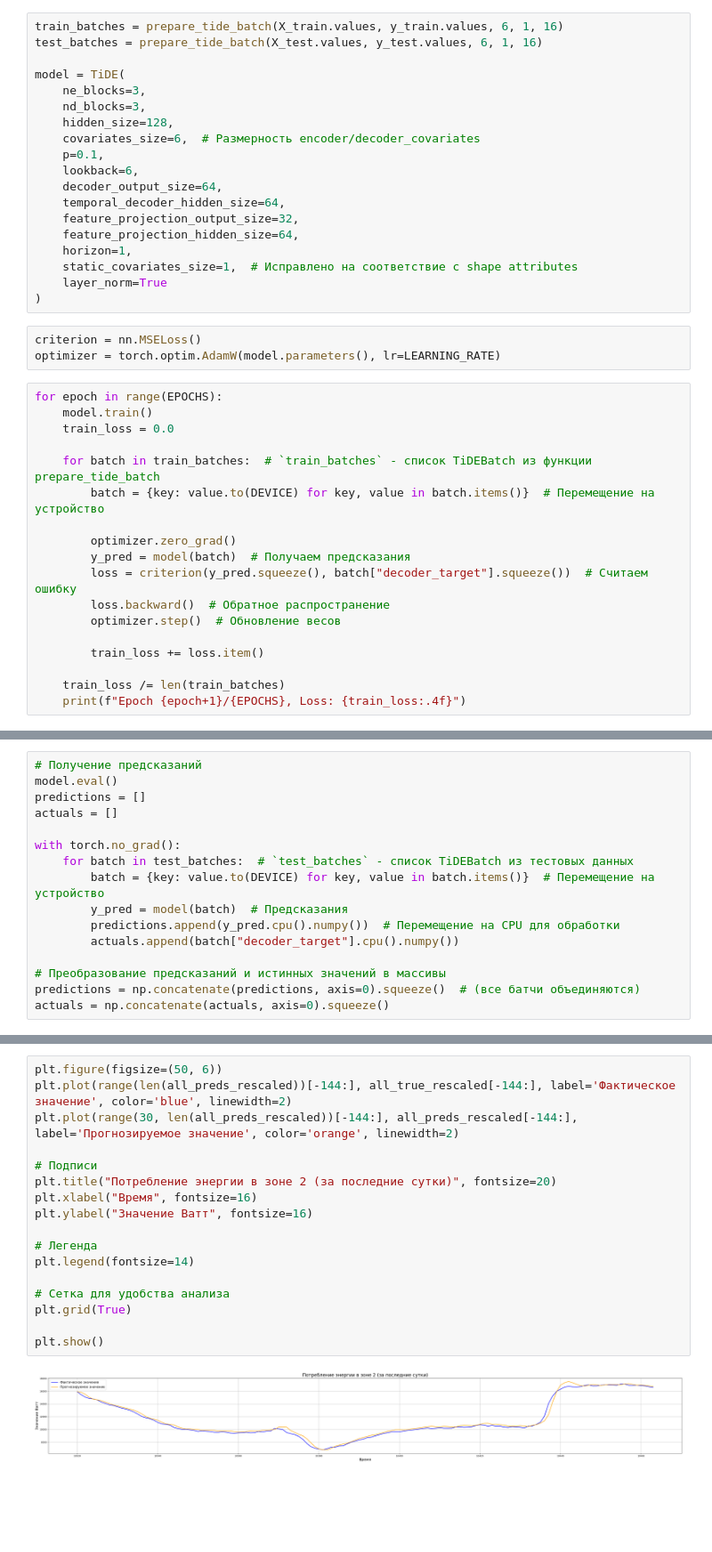
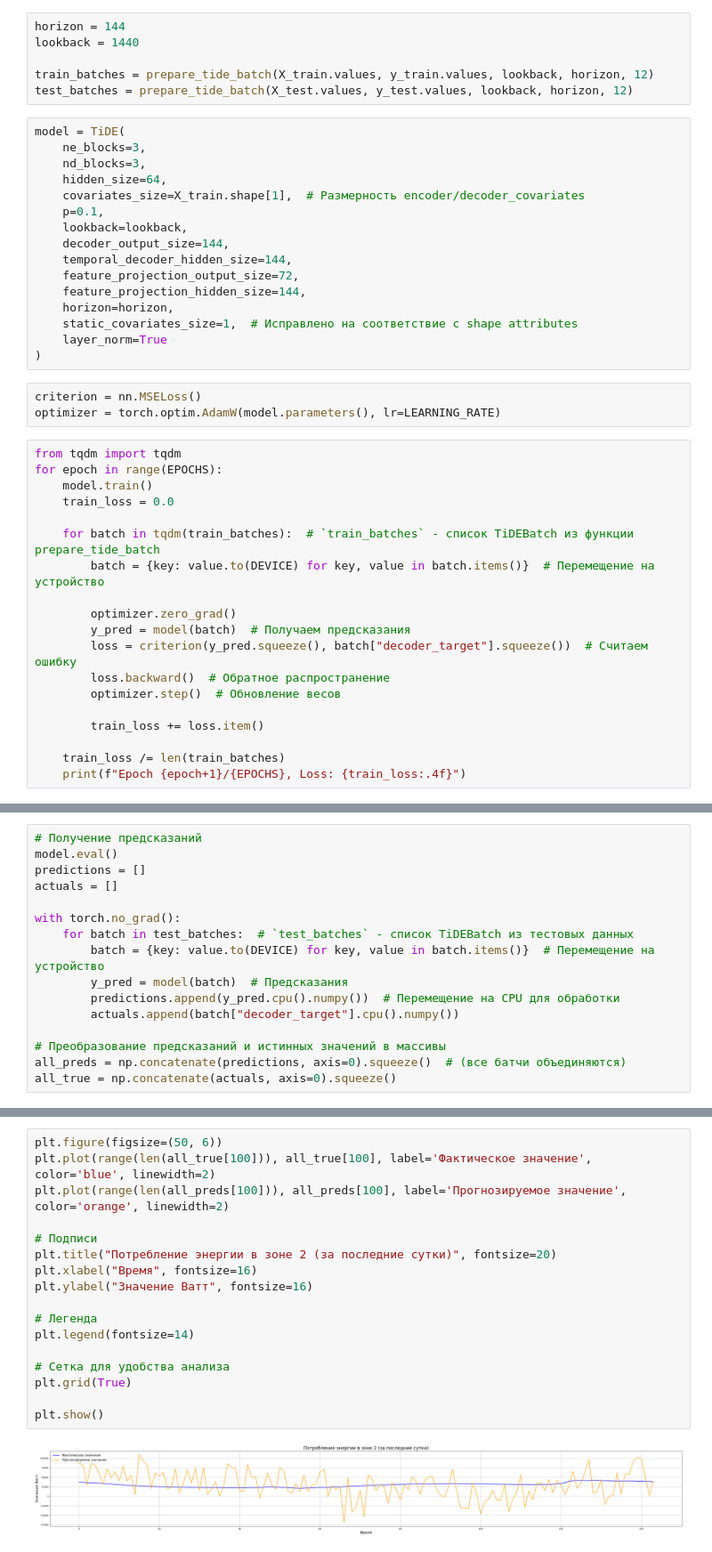
Before and after one commit to s1kiri/TimeSeriesReasearch, a Jupyter notebook: train/test_TiDE.ipynb, the cells around one changed output, grey strips where cells are left out. Shown: that part at 89% size. Saved outputs shown, nothing was run; the diff lists cells and outputs as text; blank space fills up the shorter version.

```diff
--- a/train/test_TiDE.ipynb
+++ b/train/test_TiDE.ipynb
@@ -289,22 +289,25 @@ def prepare_tide_batch(X, y, lookback, horizon, batch_size):
         )
 
     return batches
+# %%
+horizon = 144
+lookback = 1440
+
+train_batches = prepare_tide_batch(X_train.values, y_train.values, lookback, horizon, 12)
+test_batches = prepare_tide_batch(X_test.values, y_test.values, lookback, horizon, 12)
 # %%
-train_batches = prepare_tide_batch(X_train.values, y_train.values, 6, 1, 16)
-test_batches = prepare_tide_batch(X_test.values, y_test.values, 6, 1, 16)
-
 model = TiDE(
     ne_blocks=3,
     nd_blocks=3,
-    hidden_size=128,
-    covariates_size=6,  # Размерность encoder/decoder_covariates
+    hidden_size=64,
+    covariates_size=X_train.shape[1],  # Размерность encoder/decoder_covariates
     p=0.1,
-    lookback=6,
-    decoder_output_size=64,
-    temporal_decoder_hidden_size=64,
-    feature_projection_output_size=32,
-    feature_projection_hidden_size=64,
-    horizon=1,
+    lookback=lookback,
+    decoder_output_size=144,
+    temporal_decoder_hidden_size=144,
+    feature_projection_output_size=72,
+    feature_projection_hidden_size=144,
+    horizon=horizon,
     static_covariates_size=1,  # Исправлено на соответствие с shape attributes
     layer_norm=True
 )
@@ -312,11 +315,12 @@ model = TiDE(
 criterion = nn.MSELoss()
 optimizer = torch.optim.AdamW(model.parameters(), lr=LEARNING_RATE)
 # %%
+from tqdm import tqdm
 for epoch in range(EPOCHS):
     model.train()
     train_loss = 0.0
 
-    for batch in train_batches:  # `train_batches` - список TiDEBatch из функции prepare_tide_batch
+    for batch in tqdm(train_batches):  # `train_batches` - список TiDEBatch из функции prepare_tide_batch
         batch = {key: value.to(DEVICE) for key, value in batch.items()}  # Перемещение на устройство
 
         optimizer.zero_grad()
@@ -346,6 +352,6 @@ with torch.no_grad():
         actuals.append(batch["decoder_target"].cpu().numpy())
 
 # Преобразование предсказаний и истинных значений в массивы
-predictions = np.concatenate(predictions, axis=0).squeeze()  # (все батчи объединяются)
-actuals = np.concatenate(actuals, axis=0).squeeze()
+all_preds = np.concatenate(predictions, axis=0).squeeze()  # (все батчи объединяются)
+all_true = np.concatenate(actuals, axis=0).squeeze()
 # %%
@@ -379,19 +385,19 @@ MAPE: 259.4758
 # %%
 plt.figure(figsize=(50, 6))
-plt.plot(range(len(all_preds_rescaled))[-144:], all_true_rescaled[-144:], label='Фактическое значение', color='blue', linewidth=2)
-plt.plot(range(30, len(all_preds_rescaled))[-144:], all_preds_rescaled[-144:], label='Прогнозируемое значение', color='orange', linewidth=2)
+plt.plot(range(len(all_true[100])), all_true[100], label='Фактическое значение', color='blue', linewidth=2)
+plt.plot(range(len(all_preds[100])), all_preds[100], label='Прогнозируемое значение', color='orange', linewidth=2)
 
 # Подписи
 plt.title("Потребление энергии в зоне 2 (за последние сутки)", fontsize=20)
 plt.xlabel("Время", fontsize=16)
 plt.ylabel("Значение Ватт", fontsize=16)
 
 # Легенда
 plt.legend(fontsize=14)
 
 # Сетка для удобства анализа
 plt.grid(True)
 
 plt.show()
 # %% [output]
-[figure, old version]
+[figure, new version]
```
Also changed, not shown: parts of 3 cells of this notebook, 1 other file.
